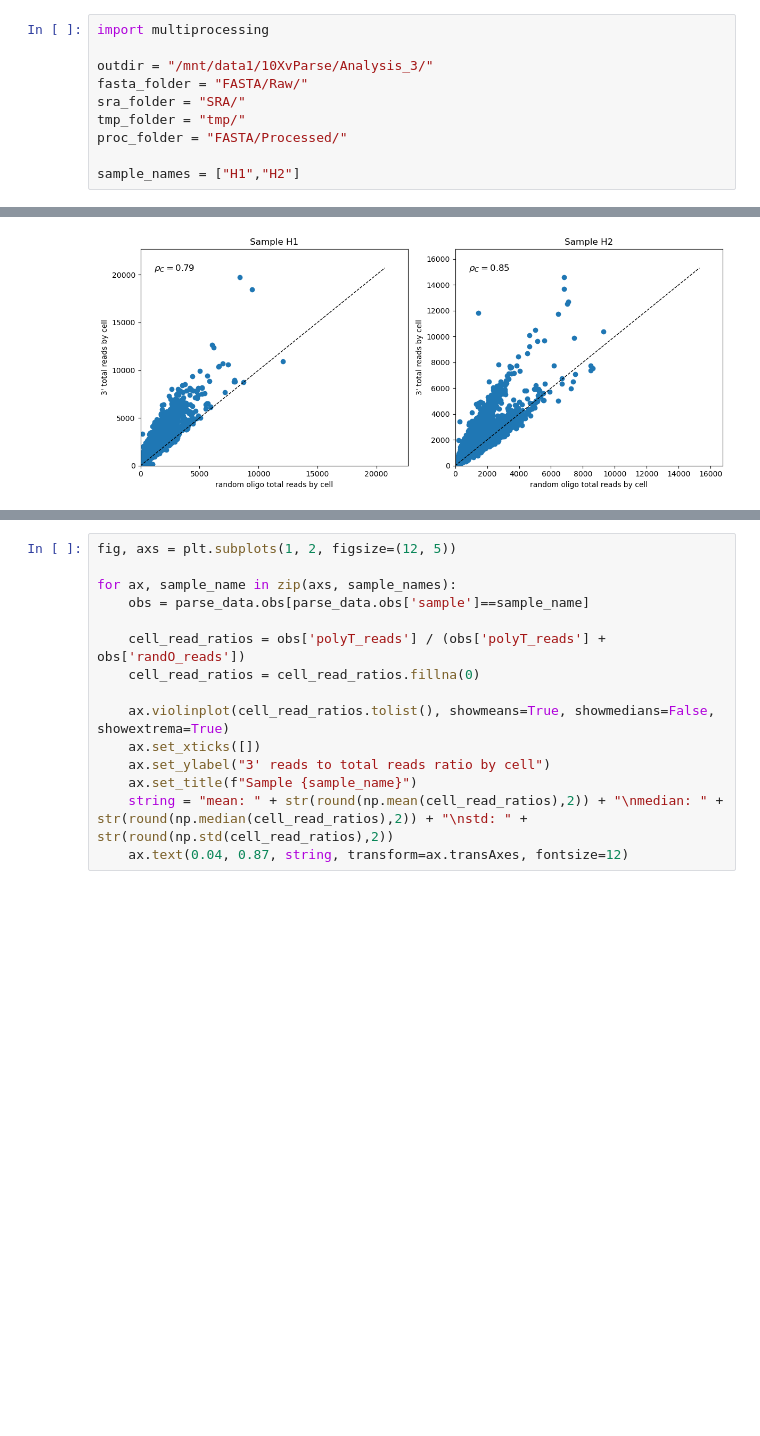
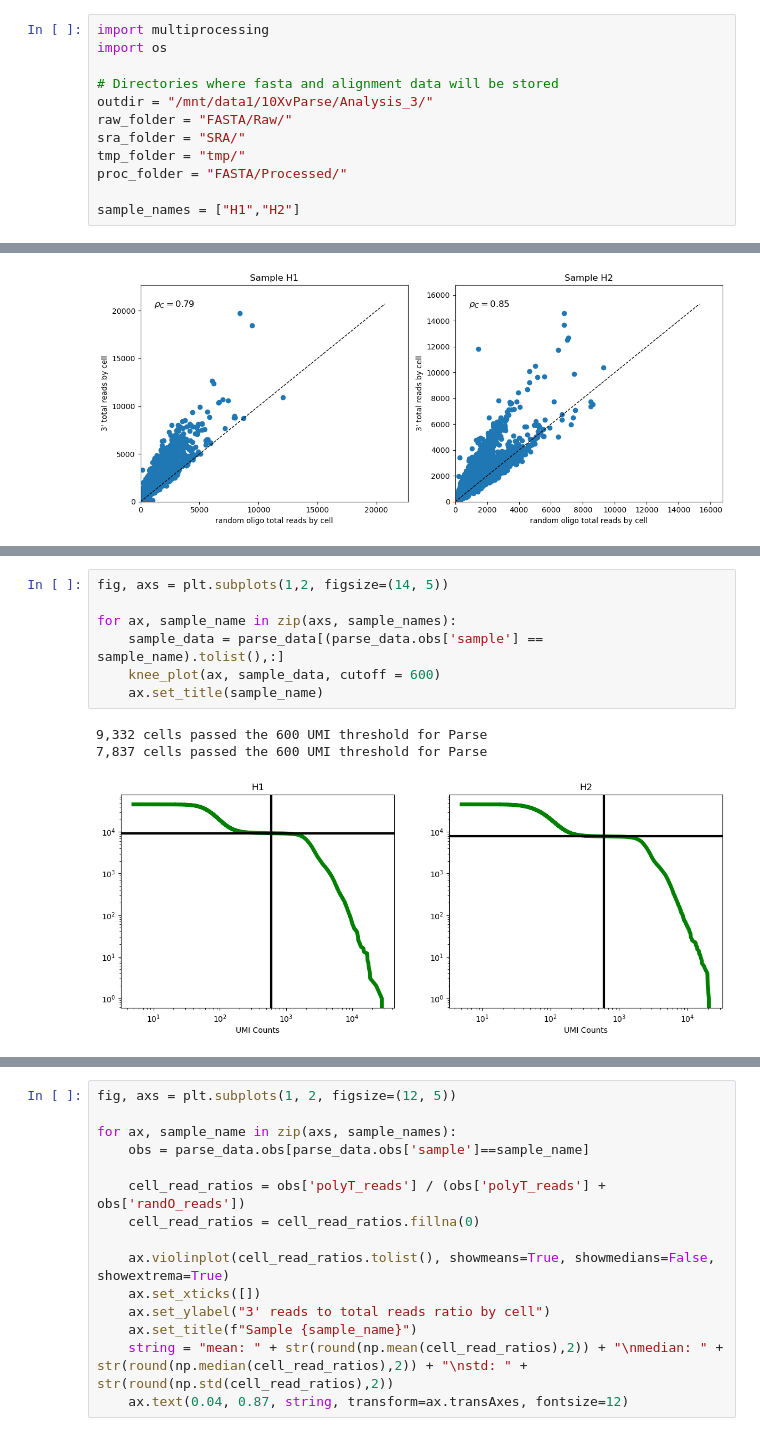
Before and after one commit to mcaskey6/10XvParse, a Jupyter notebook: Analysis 3/parse_test.ipynb, the cells around one changed output, grey strips where cells are left out. Cells and saved outputs as stored; diff of their text form; blank space fills up the shorter version.

```diff
--- a/Analysis 3/parse_test.ipynb
+++ b/Analysis 3/parse_test.ipynb
@@ -7,9 +7,11 @@ splitcode, version 0.30.0
 fasterq-dump : 3.0.3 ( 3.0.2 )
 # %%
 import multiprocessing
+import os
 
+# Directories where fasta and alignment data will be stored
 outdir = "/mnt/data1/10XvParse/Analysis_3/"
-fasta_folder = "FASTA/Raw/"
+raw_folder = "FASTA/Raw/"
 sra_folder = "SRA/"
 tmp_folder = "tmp/"
 proc_folder = "FASTA/Processed/"
@@ -616,3 +624,14 @@ sc.pp.filter_cells(parse_filtered, min_counts=knee[num_cells])
+# %%
+fig, axs = plt.subplots(1,2, figsize=(14, 5))
+
+for ax, sample_name in zip(axs, sample_names):
+    sample_data = parse_data[(parse_data.obs['sample'] == sample_name).tolist(),:]
+    knee_plot(ax, sample_data, cutoff = 600)
+    ax.set_title(sample_name)
+# %% [output]
+9,332 cells passed the 600 UMI threshold for Parse
+7,837 cells passed the 600 UMI threshold for Parse
+[figure, added]
 # %%
 fig, ax = plt.subplots(1, 2, figsize=(12, 5))
 
```
Also changed, not shown: parts of 74 cells of this notebook, 8 other files.
